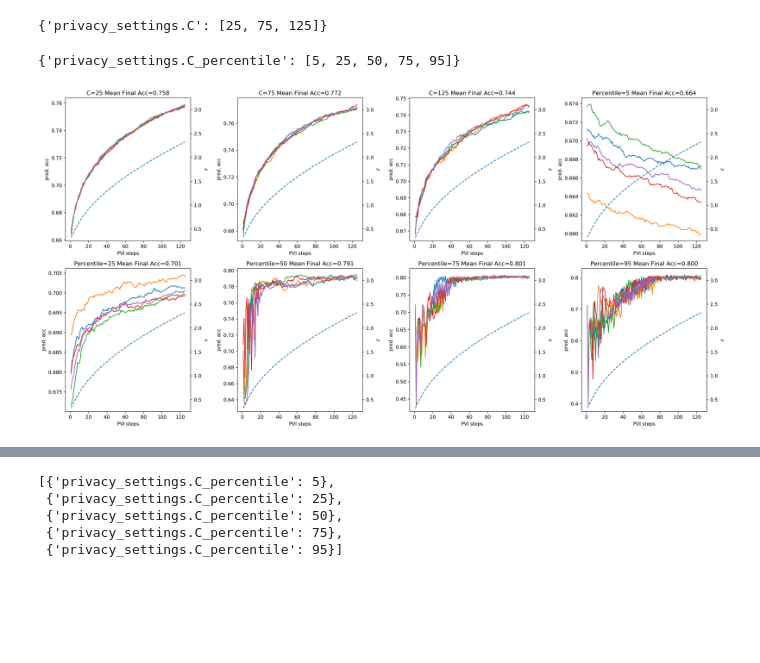
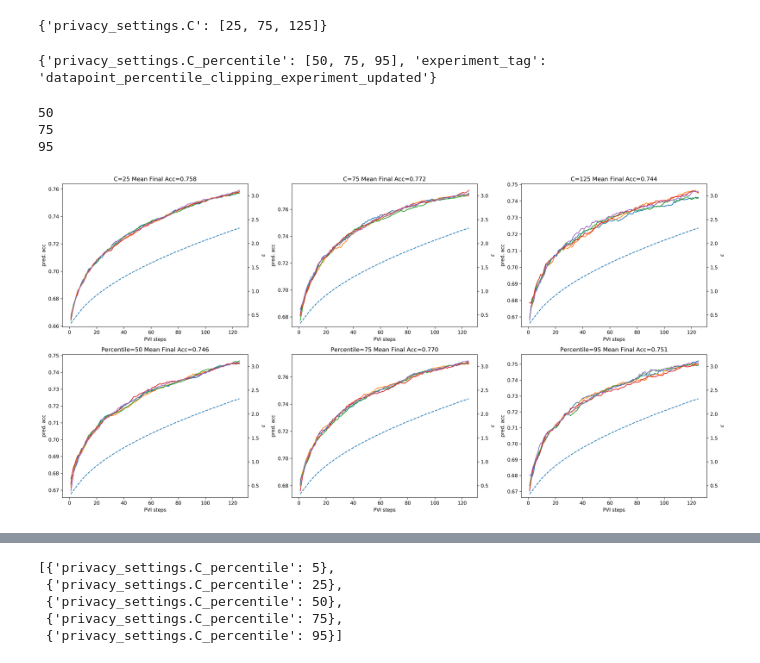
Before and after one commit to MrinankSharma/DP-PVI, a Jupyter notebook: experiments/jalko2017/notebooks/Adaptive Clipping/Preliminary Investigations.ipynb, the cells around one changed output, grey strips where cells are left out. Cells and saved outputs as stored; diff of their text form; code cells hidden in the pictures; blank space fills up the shorter version.

Commit message:
update configs

```diff
--- a/experiments/jalko2017/notebooks/Adaptive Clipping/Preliminary Investigations.ipynb
+++ b/experiments/jalko2017/notebooks/Adaptive Clipping/Preliminary Investigations.ipynb
@@ -59,7 +59,7 @@ adult_eps_metrics = [results_access.get_metrics_by_exp(experiments, "epsilon", "
 # %% [output]
 {'privacy_settings.C': [25, 75, 125]}
 # %%
-with open('../../experiment_configs/adaptive_clipping/percentile.yaml', 'r') as f:
+with open('../../experiment_configs/adaptive_clipping/percentile_updated.yaml', 'r') as f:
     experiment_config_p = yaml.load(f, Loader=yaml.FullLoader)
 
 experiment_config_p = flatten_dict(experiment_config_p)
@@ -76,6 +76,7 @@ for k, v in experiment_config_p.items():
         remove_list.append(k)
 
 for k in remove_list: experiment_config_p.pop(k)
+experiment_config_p["experiment_tag"] = "datapoint_percentile_clipping_experiment_updated"
 
 print(experiment_config_p)
 
@@ -90,7 +91,7 @@ adult_grid_experiments_p = [results_access.get_experiments(name='jalko2017_perce
 adult_grid_metrics_p = [results_access.get_metrics_by_exp(experiments, ["test_accuracy", "train_accuracy"]) for experiments in adult_grid_experiments_p]
 adult_eps_metrics_p = [results_access.get_metrics_by_exp(experiments, "epsilon", "in") for experiments in adult_grid_experiments_p]
 # %% [output]
-{'privacy_settings.C_percentile': [5, 25, 50, 75, 95]}
+{'privacy_settings.C_percentile': [50, 75, 95], 'experiment_tag': 'datapoint_percentile_clipping_experiment_updated'}
 # %%
 plt.figure(figsize=(20,10))
 C_fixed = experiment_config["privacy_settings.C"]
@@ -99,7 +100,7 @@ rows = len(C_fixed) + len(C_percentile)
 cols=1
 
 rows = 2
-cols = 4
+cols = 3
 
 for config, experiments, metrics, eps_metrics in zip(adult_configs, adult_grid_experiments, adult_grid_metrics, adult_eps_metrics):
     C = config['privacy_settings.C']
@@ -139,6 +140,7 @@ for config, experiments, metrics, eps_metrics in zip(adult_configs, adult_grid_e
 
 for config, experiments, metrics, eps_metrics in zip(adult_configs_p, adult_grid_experiments_p, adult_grid_metrics_p, adult_eps_metrics_p):
     C_p = config['privacy_settings.C_percentile']
+    print(C_p)
 
     C_index = C_percentile.index(C_p)
     axes = plt.subplot(rows, cols, C_index + 1 + len(C_fixed))
@@ -147,31 +149,34 @@ for config, experiments, metrics, eps_metrics in zip(adult_configs_p, adult_grid
     values = []
     for metric in metrics:
         values.append(metric[0]['values'])
     values = np.array(values).T
     steps = np.atleast_2d(np.array(metrics[0][0]['steps'])).T
 
     seed_eps_values = []
     for seed_indx, seed_eps in enumerate(eps_metrics):
         eps_values = []
         for client_eps in seed_eps:
             eps_values.append(np.array(client_eps["values"]).flatten())
         eps_values = np.array(eps_values)
         seed_eps_values.append(np.mean(eps_values, 0))
 
     final_mean_eps_values = np.mean(seed_eps_values, 0)
 
     axes2 = axes.twinx()
 
     plt.title(f"Percentile={C_p} Mean Final Acc={np.mean(values[-1]):.3f}")
 
     axes2.plot(steps, final_mean_eps_values, '--')
     axes.plot(steps, values)
     axes.set_xlabel('PVI steps')
     axes.set_ylabel('pred. acc')
     axes2.set_ylabel('$\epsilon$')
     axes2.set_ylim(0.25, 3.25)
 
 
 plt.tight_layout()
 # %% [output]
+50
+75
+95
-[figure, old version]
+[figure, new version]
```
Also changed, not shown: parts of 2 cells of this notebook, 6 other files.
